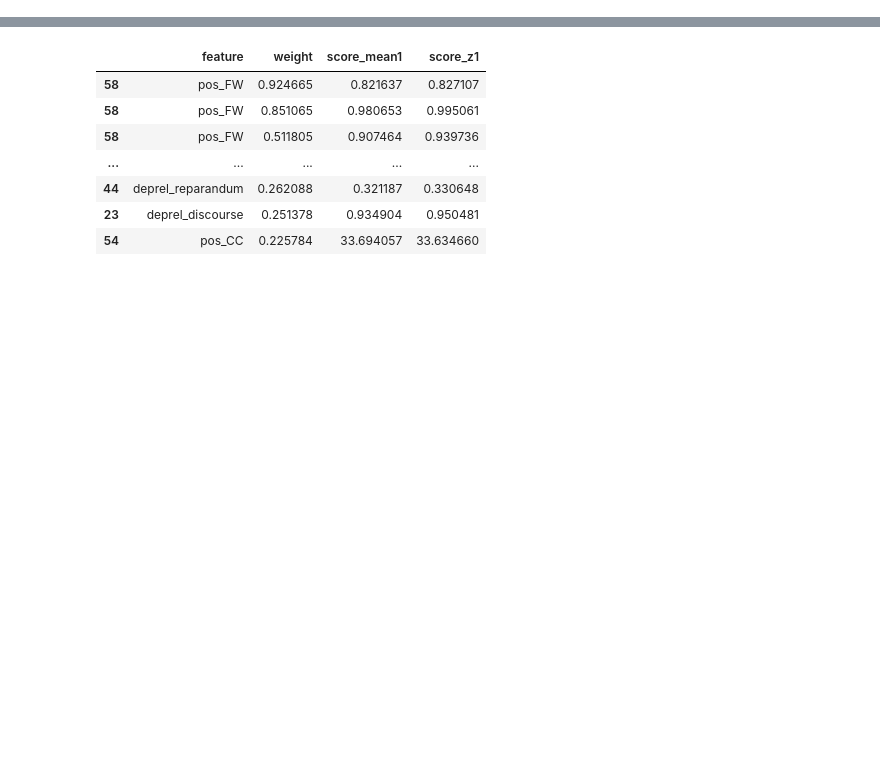
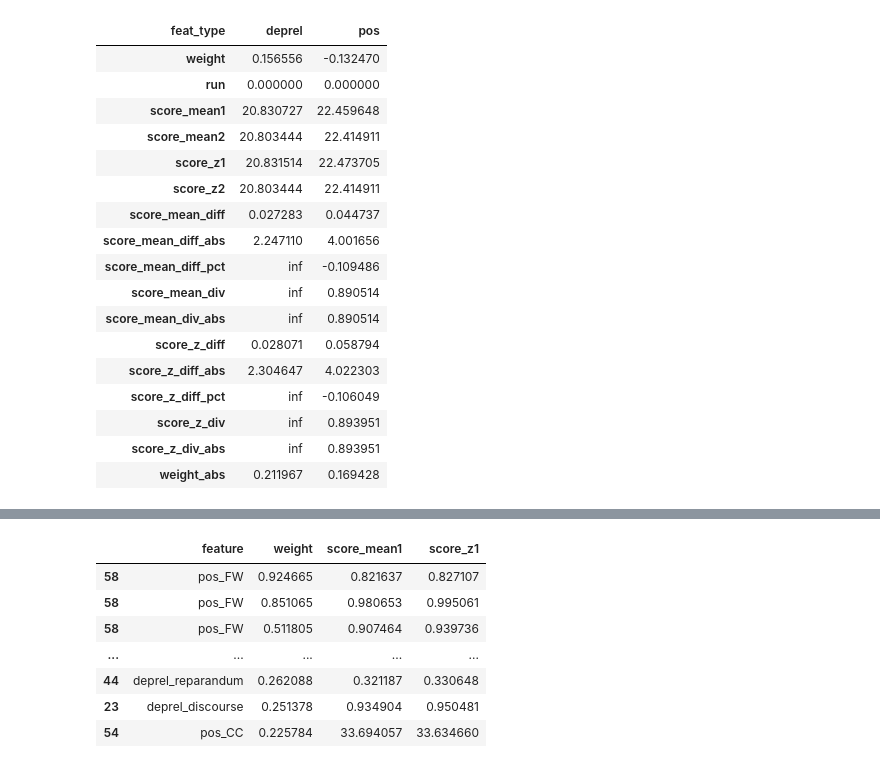
Before and after one commit to quadrismegistus/ordinary-style-philosophy, a Jupyter notebook: notebooks/ClassifySliceFeatsPredictFuture7.ipynb, the cells around one changed output, grey strips where cells are left out. Saved outputs shown, nothing was run; the diff lists cells and outputs as text; code cells hidden in the pictures; blank space fills up the shorter version.

```diff
--- a/notebooks/ClassifySliceFeatsPredictFuture7.ipynb
+++ b/notebooks/ClassifySliceFeatsPredictFuture7.ipynb
@@ -6,3 +6,3 @@ pd.options.display.max_rows = 7
 # %%
-df_preds, df_feats, d_models = get_preds_feats(_force=True)
+df_preds, df_feats, d_models = get_preds_feats(COMPARISONS[:1], feat_types=['deprel'], num_runs=1, verbose=True)
 # %% [output]
@@ -12,0 +22,22 @@ df_preds, df_feats, d_models = get_preds_feats(_force=True)
+# %%
+df_feats['weight_abs'] = df_feats['weight'].abs()
+df_feats.groupby('feat_type').mean(numeric_only=True).T
+# %% [output]
+| feat_type | deprel | pos |
+| weight | 0.156556 | -0.132470 |
+| run | 0.000000 | 0.000000 |
+| score_mean1 | 20.830727 | 22.459648 |
+| score_mean2 | 20.803444 | 22.414911 |
+| score_z1 | 20.831514 | 22.473705 |
+| score_z2 | 20.803444 | 22.414911 |
+| score_mean_diff | 0.027283 | 0.044737 |
+| score_mean_diff_abs | 2.247110 | 4.001656 |
+| score_mean_diff_pct | inf | -0.109486 |
+| score_mean_div | inf | 0.890514 |
+| score_mean_div_abs | inf | 0.890514 |
+| score_z_diff | 0.028071 | 0.058794 |
+| score_z_diff_abs | 2.304647 | 4.022303 |
+| score_z_diff_pct | inf | -0.106049 |
+| score_z_div | inf | 0.893951 |
+| score_z_div_abs | inf | 0.893951 |
+| weight_abs | 0.211967 | 0.169428 |
```
Also changed, not shown: parts of 7 cells of this notebook, 21 other files.
